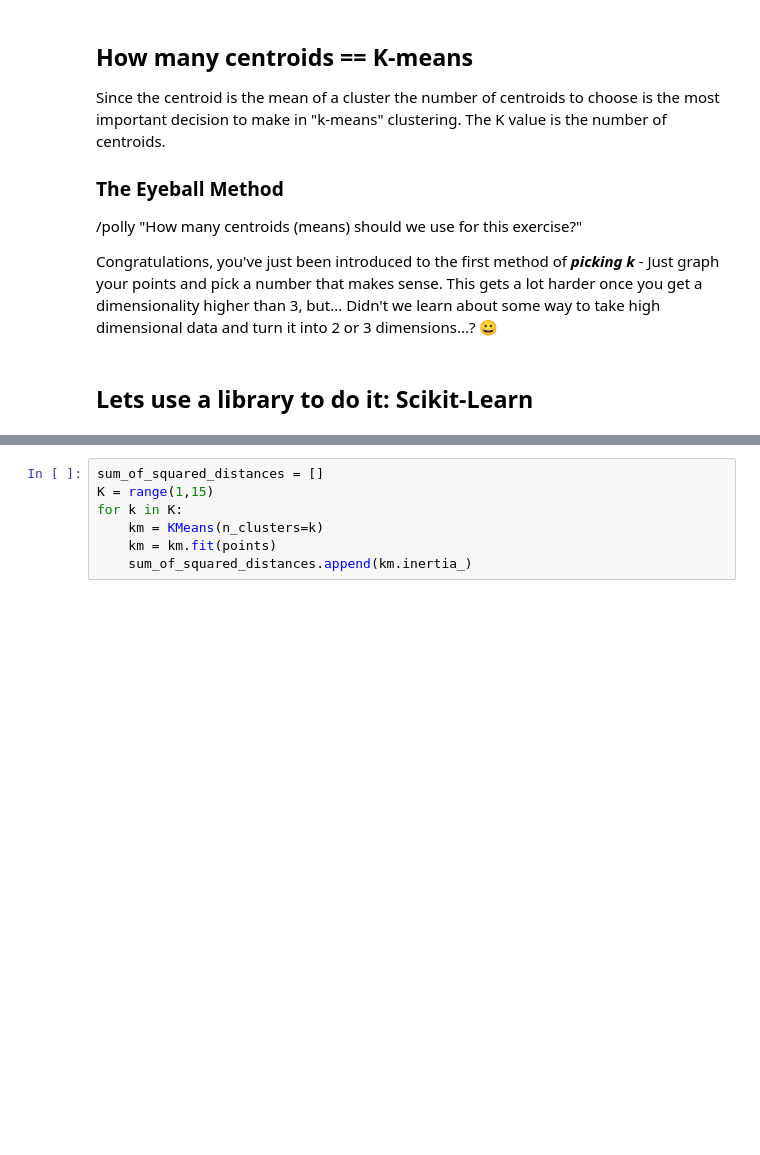
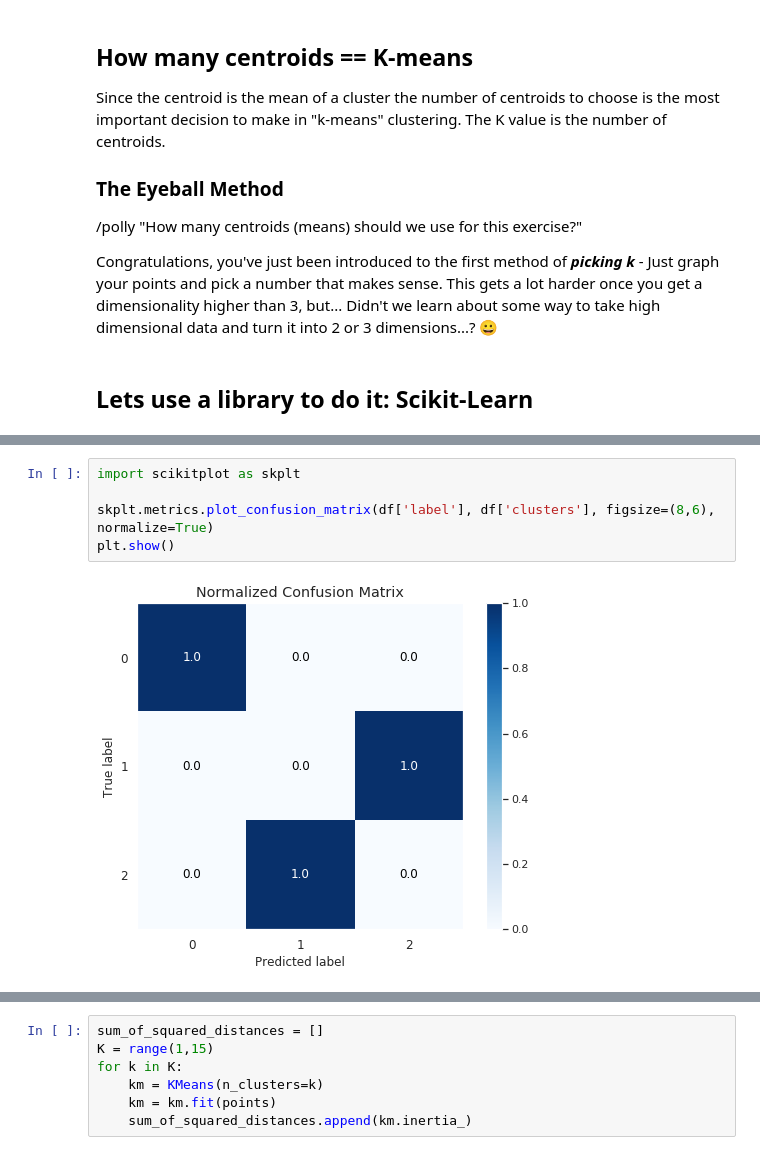
Before and after one commit to BJanota11/DS-Unit-1-Sprint-4-Linear-Algebra, a Jupyter notebook: module4-clustering/Clustering_and_NFL.ipynb, the cells around one changed output, grey strips where cells are left out. Cells and saved outputs as stored; diff of their text form; blank space fills up the shorter version.

```diff
--- a/module4-clustering/Clustering_and_NFL.ipynb
+++ b/module4-clustering/Clustering_and_NFL.ipynb
@@ -416,0 +512,7 @@ plot_clusters(df, 'clusters', centroids)
+# %%
+import scikitplot as skplt
+
+skplt.metrics.plot_confusion_matrix(df['label'], df['clusters'], figsize=(8,6), normalize=True)
+plt.show()
+# %% [output]
+[figure, added]
```
Also changed, not shown: parts of 25 cells of this notebook.
